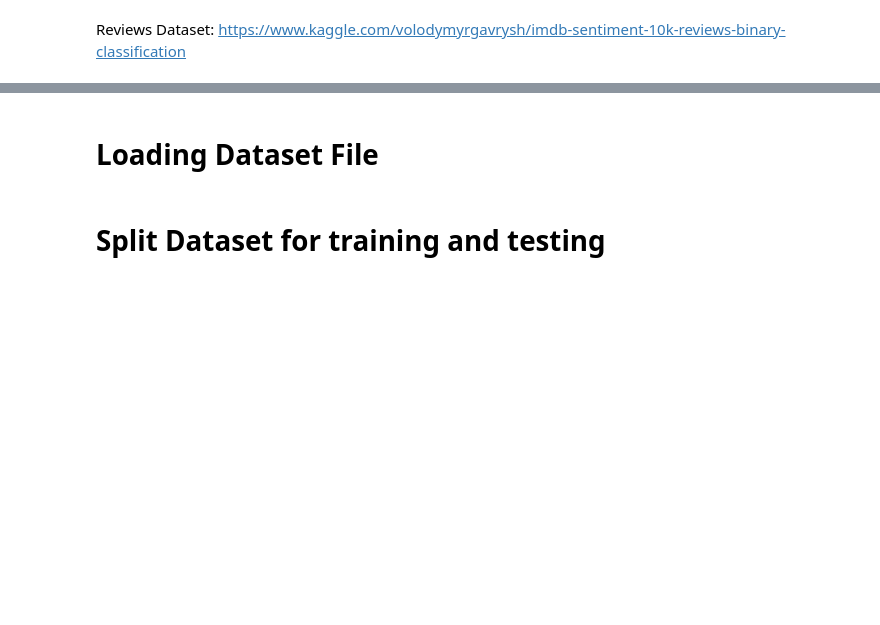
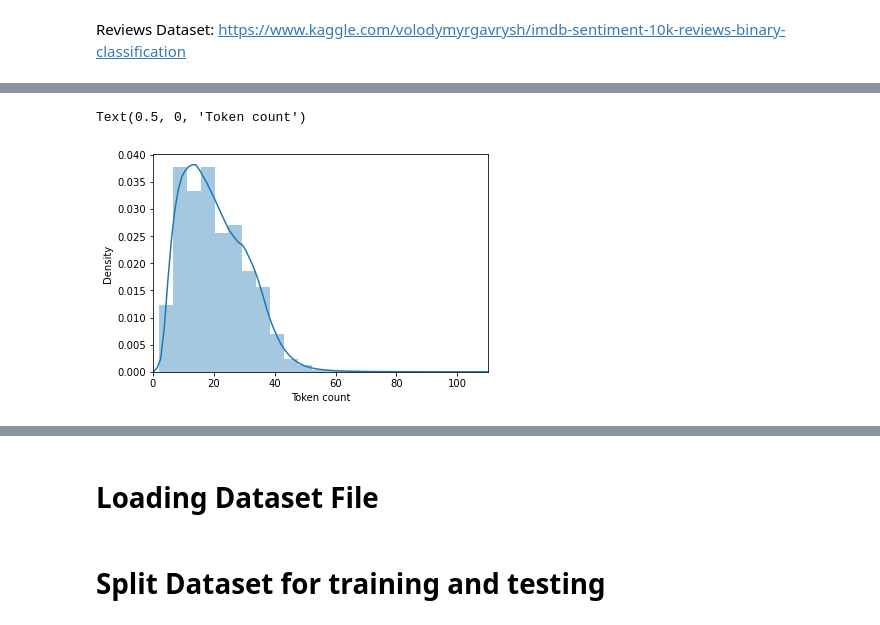
Before and after one commit to MinhNguyen99AI/CS640SentimentAnalysis, a Jupyter notebook: DataSetLoading_and_Preprocessing.ipynb, the cells around one changed output, grey strips where cells are left out. Saved outputs shown, nothing was run; the diff lists cells and outputs as text; code cells hidden in the pictures; blank space fills up the shorter version.

Commit message:
some preprocessing for bert

```diff
--- a/DataSetLoading_and_Preprocessing.ipynb
+++ b/DataSetLoading_and_Preprocessing.ipynb
@@ -16,7 +16,7 @@ from sklearn import metrics
 from sklearn.metrics import classification_report
 from transformers import AutoTokenizer, AutoModelForMaskedLM
 
-tokenizer = AutoTokenizer.from_pretrained("bert-base-uncased")
+tokenizer = AutoTokenizer.from_pretrained("bert-base-cased")
 
-model = AutoModelForMaskedLM.from_pretrained("bert-base-uncased")
+#model = AutoModelForMaskedLM.from_pretrained("bert-base-cased")
 # %% [output]
@@ -43,0 +70,3 @@ twitter.head()
+# %%
+encodings = twitter[5].apply(lambda x : tokenizer.encode(x, max_length = 512))
+encodings
@@ -43,0 +87,9 @@ twitter.head()
+# %%
+import seaborn as sns
+import matplotlib.pyplot as plt
+sns.distplot(encodings.apply(len))
+plt.xlim([0, 110])
+plt.xlabel('Token count')
+# %% [output]
+Text(0.5, 0, 'Token count')
+[figure, added]
```
Also changed, not shown: parts of 9 cells of this notebook.
